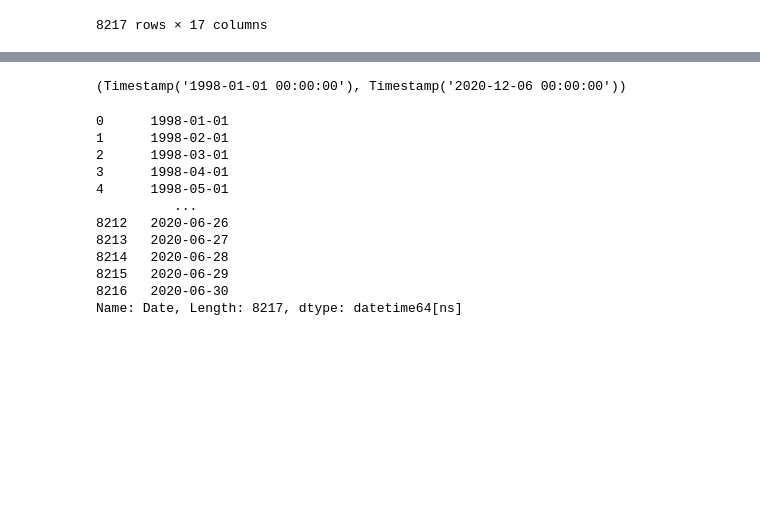
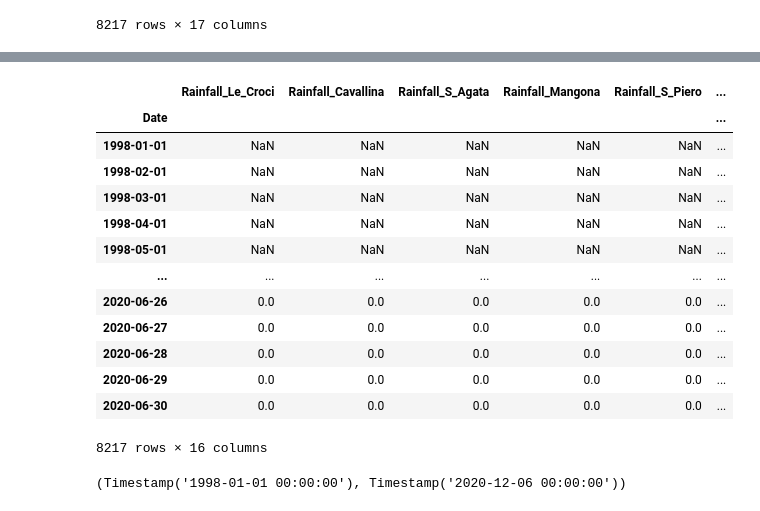
Before and after one commit to haga96/water_availability_prediction_in_Italy, a Jupyter notebook: River Arno.ipynb, the cells around one changed output, grey strips where cells are left out. Drawn from its saved outputs; the diff is of its cells as text; code cells hidden in the pictures; blank space fills up the shorter version.

```diff
--- a/River Arno.ipynb
+++ b/River Arno.ipynb
@@ -106,2 +126,21 @@ df["Date"] = pd.to_datetime(df["Date"])
+# %%
+df=df.drop(['Date'], axis=1)
+# %%
+df
+# %% [output]
+|  | Rainfall_Le_Croci | Rainfall_Cavallina | Rainfall_S_Agata | Rainfall_Mangona | Rainfall_S_Piero | ... |
+| Date |  |  |  |  |  | ... |
+| 1998-01-01 | NaN | NaN | NaN | NaN | NaN | ... |
+| 1998-02-01 | NaN | NaN | NaN | NaN | NaN | ... |
+| 1998-03-01 | NaN | NaN | NaN | NaN | NaN | ... |
+| 1998-04-01 | NaN | NaN | NaN | NaN | NaN | ... |
+| 1998-05-01 | NaN | NaN | NaN | NaN | NaN | ... |
+| ... | ... | ... | ... | ... | ... | ... |
+| 2020-06-26 | 0.0 | 0.0 | 0.0 | 0.0 | 0.0 | ... |
+| 2020-06-27 | 0.0 | 0.0 | 0.0 | 0.0 | 0.0 | ... |
+| 2020-06-28 | 0.0 | 0.0 | 0.0 | 0.0 | 0.0 | ... |
+| 2020-06-29 | 0.0 | 0.0 | 0.0 | 0.0 | 0.0 | ... |
+| 2020-06-30 | 0.0 | 0.0 | 0.0 | 0.0 | 0.0 | ... |
+8217 rows × 16 columns
 # %%
 def feature_engineering(df):
@@ -118,17 +155,2 @@ df["Date"].min(), df["Date"].max()
 # %% [output]
 (Timestamp('1998-01-01 00:00:00'), Timestamp('2020-12-06 00:00:00'))
-# %%
-df["Date"]
-# %% [output]
-0      1998-01-01
-1      1998-02-01
-2      1998-03-01
-3      1998-04-01
-4      1998-05-01
-          ...
-8212   2020-06-26
-8213   2020-06-27
-8214   2020-06-28
-8215   2020-06-29
-8216   2020-06-30
-Name: Date, Length: 8217, dtype: datetime64[ns]
```
Also changed, not shown: parts of 22 cells of this notebook.
